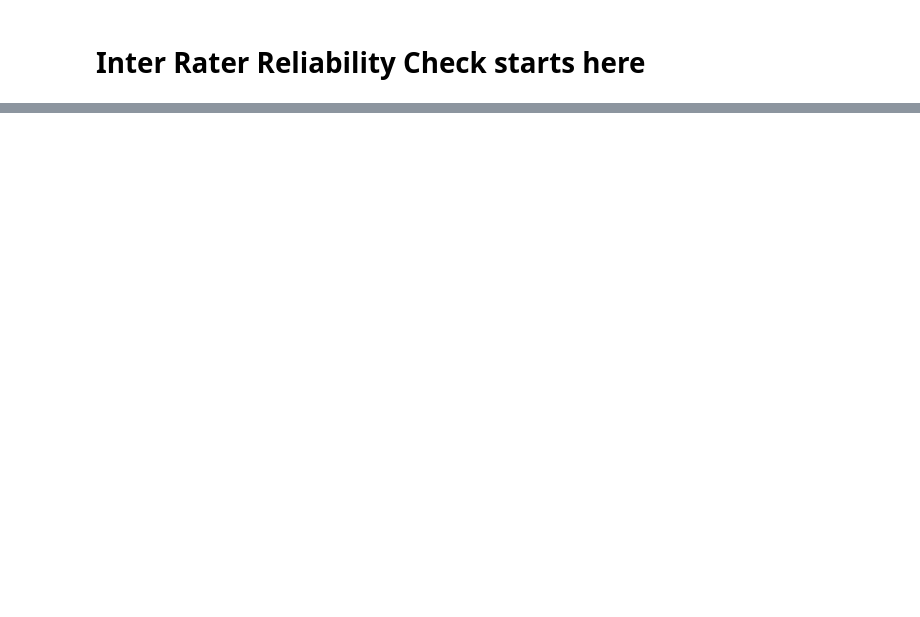
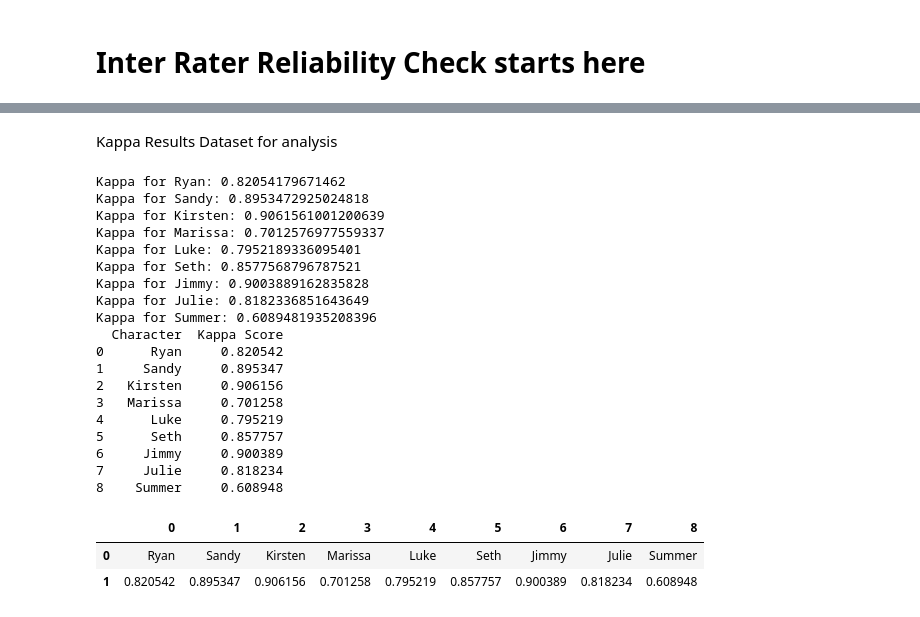
Before and after one commit to hspopal/ocean, a Jupyter notebook: code/InterraterTesting.ipynb, the cells around one changed output, grey strips where cells are left out. Drawn from its saved outputs; the diff is of its cells as text; code cells hidden in the pictures; blank space fills up the shorter version.

```diff
--- a/code/InterraterTesting.ipynb
+++ b/code/InterraterTesting.ipynb
@@ -260,0 +241,53 @@ ValueError: unknown is not supported
+# %% [markdown]
+Kappa Results Dataset for analysis
+# %%
+kappa_results = pd.DataFrame(columns = char_list)
+
+
+
+kappa_scores = []
+for char in char_list:
+    temp_rater_list_zach = zach_screentime_ep1[char]
+    temp_rater_list_sophia = sophia_screentime_ep1[char]
+
+    temp_output1 = cohen_kappa_score(temp_rater_list_zach.astype(str), temp_rater_list_sophia.astype(str))
+    print(f"Kappa for {char}: {temp_output1}")
+    kappa_scores.append({'Character': char, 'Kappa Score': temp_output1})
+
+# Convert list to DataFrame
+kappa_results = pd.DataFrame(kappa_scores)
+
+
+# Print final DataFrame
+print(kappa_results)
+
+kappa_results = kappa_results.T.reset_index(drop = True)  # Transpose the DataFrame
+  # Remove old index
+
+
+
+#This df below gives us the cohen kappa interrater relability score for each of the characters between sophia and zach's dfs
+kappa_results.head()
+# %% [output]
+Kappa for Ryan: 0.82054179671462
+Kappa for Sandy: 0.8953472925024818
+Kappa for Kirsten: 0.9061561001200639
+Kappa for Marissa: 0.7012576977559337
+Kappa for Luke: 0.7952189336095401
+Kappa for Seth: 0.8577568796787521
+Kappa for Jimmy: 0.9003889162835828
+Kappa for Julie: 0.8182336851643649
+Kappa for Summer: 0.6089481935208396
+  Character  Kappa Score
+0      Ryan     0.820542
+1     Sandy     0.895347
+2   Kirsten     0.906156
+3   Marissa     0.701258
+4      Luke     0.795219
+5      Seth     0.857757
+6     Jimmy     0.900389
+7     Julie     0.818234
+8    Summer     0.608948
+|  | 0 | 1 | 2 | 3 | 4 | 5 | 6 | 7 | 8 |
+| 0 | Ryan | Sandy | Kirsten | Marissa | Luke | Seth | Jimmy | Julie | Summer |
+| 1 | 0.820542 | 0.895347 | 0.906156 | 0.701258 | 0.795219 | 0.857757 | 0.900389 | 0.818234 | 0.608948 |
```
Also changed, not shown: parts of 6 cells of this notebook.
